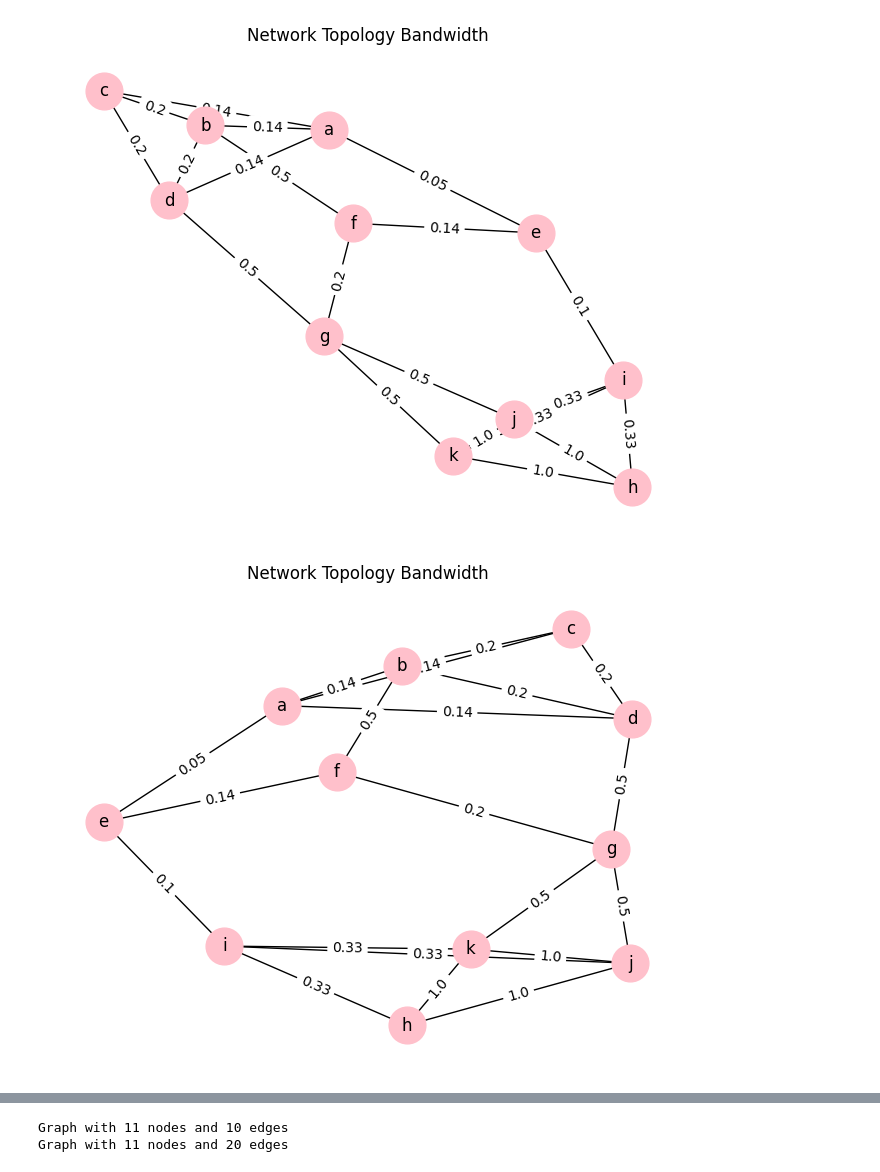
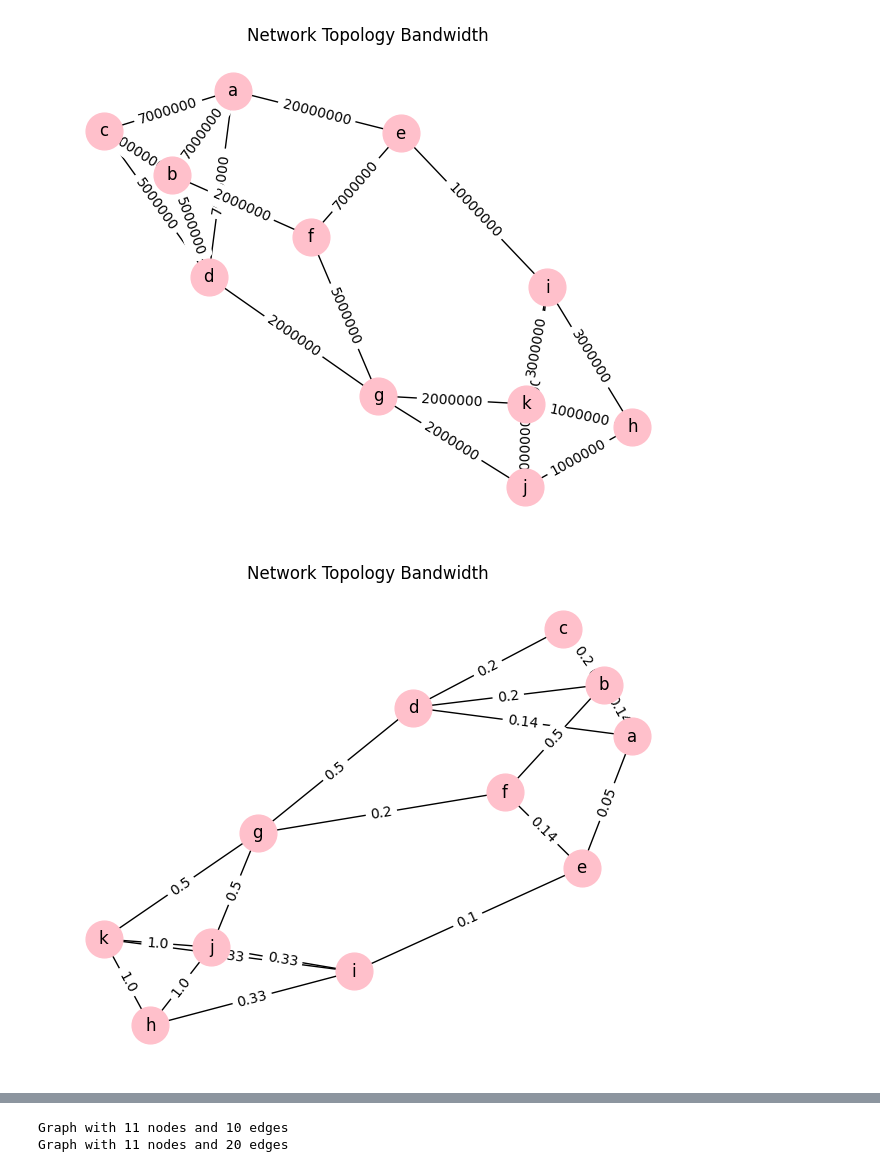
Before and after one commit to CyonixC/eco-networks, a Jupyter notebook: gospf.ipynb, the cells around one changed output, grey strips where cells are left out. Drawn from its saved outputs; the diff is of its cells as text; code cells hidden in the pictures.

```diff
--- a/gospf.ipynb
+++ b/gospf.ipynb
@@ -97,7 +97,7 @@ pos = nx.spring_layout(G)  # Define node positions using a spring layout
 for edge in G.edges(data=True):
     G.edges[edge[0], edge[1]]['cost'] = round(G.edges[edge[0], edge[1]]['cost'], 2)
 nx.draw(G, pos, with_labels=True, node_size=700, node_color="pink")  # Draw nodes
-labels = nx.get_edge_attributes(G, 'cost')  # Get edge weights as labels
+labels = nx.get_edge_attributes(G, 'capacity')  # Get edge weights as labels
 nx.draw_networkx_edge_labels(G, pos, edge_labels=labels)  # Draw edge labels
 plt.title("Network Topology Bandwidth")
 plt.show()
@@ -166,35 +166,35 @@ dg.create_link(d, 3, g, 2)
 ih.create_link(i, 1, h, 0)
 ij.create_link(i, 2, j, 0)
 ik.create_link(i, 3, k, 0)
 hk.create_link(h, 1, k, 1)
 hj.create_link(h, 2, j, 1)
 jk.create_link(j, 2, k, 2)
 jg.create_link(j, 3, g, 3)
 kg.create_link(k, 3, g, 4)
 
 
 ospf_links = [ab, ac, ad, ae, bc, bd, cd, ef, ei, fg, bf, dg, ih, ij, ik, hk, hj, jk, jg, kg]
 
 
 ospf_net = Network()
 for node in ospf_nodes:
     ospf_net.add_node(node)
 
 for link in ospf_links:
     ospf_net.add_link(link)
 
 G = ospf_net.get_network_state()
 for edge in G.edges(data=True):
     G.edges[edge[0], edge[1]]['cost'] = round(G.edges[edge[0], edge[1]]['cost'], 2)
 pos = nx.spring_layout(G)  # Define node positions using a spring layout
 nx.draw(G, pos, with_labels=True, node_size=700, node_color="pink")  # Draw nodes
 labels = nx.get_edge_attributes(G, 'cost')  # Get edge weights as labels
 nx.draw_networkx_edge_labels(G, pos, edge_labels=labels, )  # Draw edge labels
 plt.title("Network Topology Bandwidth")
 plt.show()
 # %% [output]
-[figure, old version]
+[figure, new version]
-[figure, old version]
+[figure, new version]
 # %%
 a = EcoRouter("a", n_interfaces=4)
 b = EcoRouter("b", n_interfaces=4)
```
Also changed, not shown: parts of 10 cells of this notebook, 2 other files.
